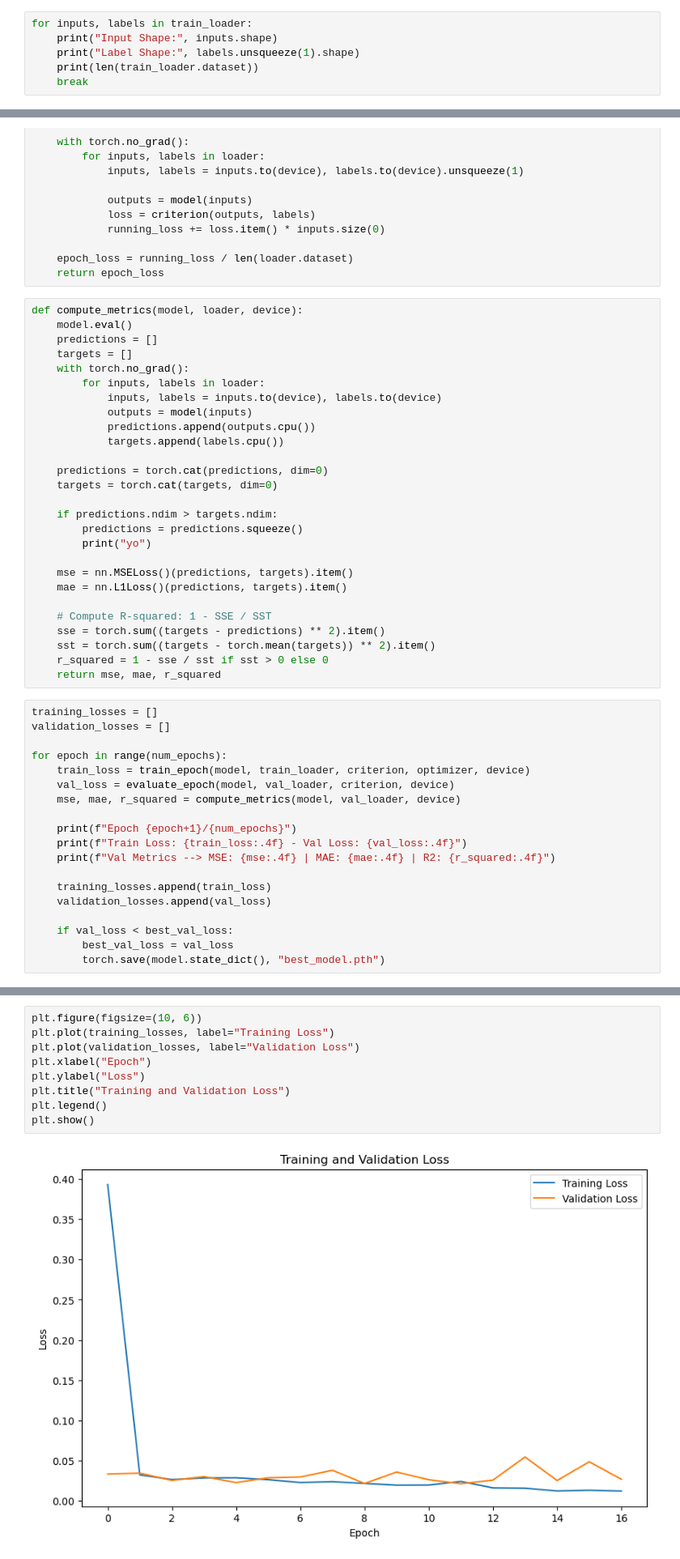
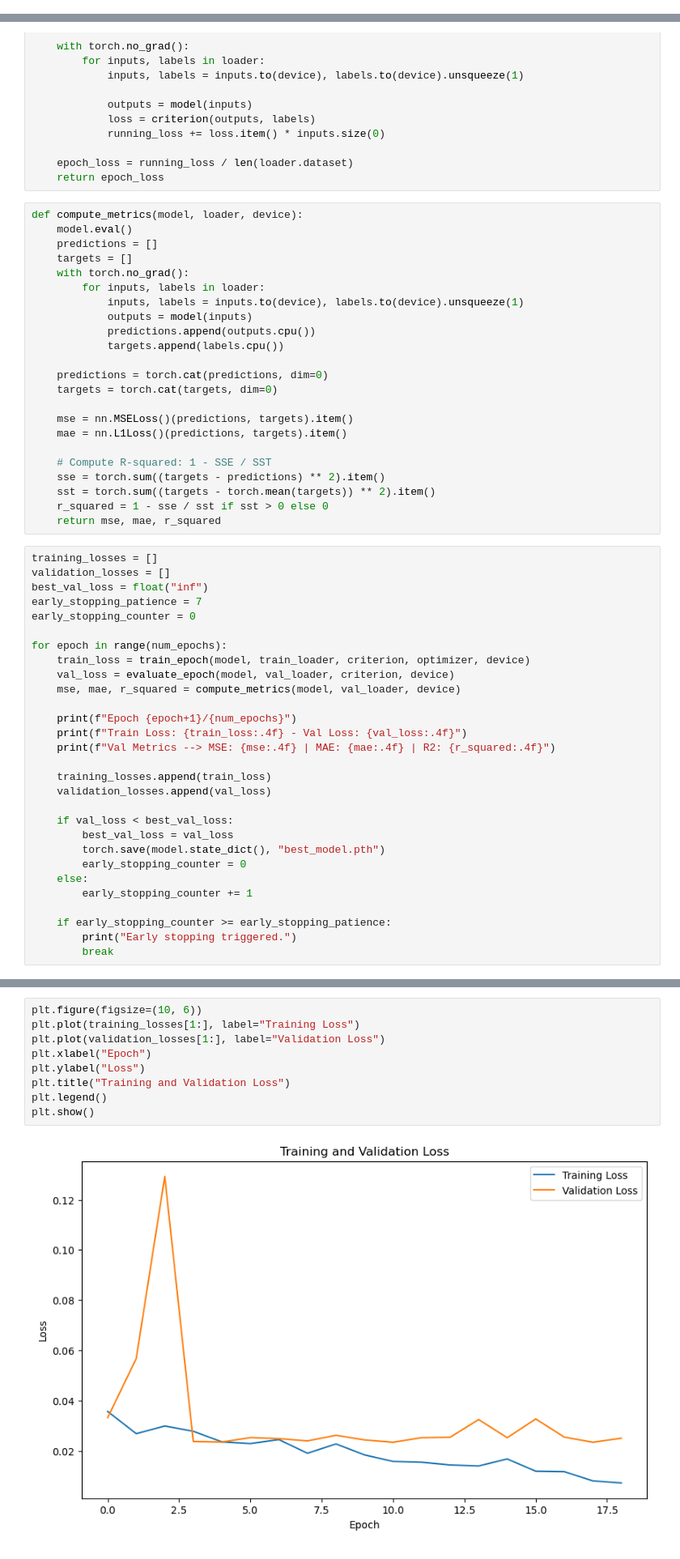
Before and after one commit to ErayOnder/Realistic-Image-Predictor, a Jupyter notebook: RealismPredictor.ipynb, the cells around one changed output, grey strips where cells are left out. Shown at 81% size. Cells and saved outputs as stored; diff of their text form.

```diff
--- a/RealismPredictor.ipynb
+++ b/RealismPredictor.ipynb
@@ -212,9 +212,3 @@ train_loader = DataLoader(train_dataset, batch_size= batch_size, shuffle=True)
 val_loader = DataLoader(val_dataset, batch_size= batch_size, shuffle=False)
 # %% [output]
 Training images: 1023 | Validation images: 128 | Testing images: 128
-# %%
-for inputs, labels in train_loader:
-    print("Input Shape:", inputs.shape)
-    print("Label Shape:", labels.unsqueeze(1).shape)
-    print(len(train_loader.dataset))
-    break
@@ -263,17 +253,13 @@ def compute_metrics(model, loader, device):
     targets = []
     with torch.no_grad():
         for inputs, labels in loader:
-            inputs, labels = inputs.to(device), labels.to(device)
+            inputs, labels = inputs.to(device), labels.to(device).unsqueeze(1)
             outputs = model(inputs)
             predictions.append(outputs.cpu())
             targets.append(labels.cpu())
 
     predictions = torch.cat(predictions, dim=0)
     targets = torch.cat(targets, dim=0)
-
-    if predictions.ndim > targets.ndim:
-        predictions = predictions.squeeze()
-        print("yo")
 
     mse = nn.MSELoss()(predictions, targets).item()
     mae = nn.L1Loss()(predictions, targets).item()
@@ -286,6 +272,9 @@ def compute_metrics(model, loader, device):
 # %%
 training_losses = []
 validation_losses = []
+best_val_loss = float("inf")
+early_stopping_patience = 7
+early_stopping_counter = 0
 
 for epoch in range(num_epochs):
     train_loss = train_epoch(model, train_loader, criterion, optimizer, device)
@@ -302,5 +291,12 @@ for epoch in range(num_epochs):
     if val_loss < best_val_loss:
         best_val_loss = val_loss
         torch.save(model.state_dict(), "best_model.pth")
+        early_stopping_counter = 0
+    else:
+        early_stopping_counter += 1
+
+    if early_stopping_counter >= early_stopping_patience:
+        print("Early stopping triggered.")
+        break
 # %% [output]
 Epoch 1/20
@@ -323,11 +319,11 @@ Early stopping triggered.
 # %%
 plt.figure(figsize=(10, 6))
-plt.plot(training_losses, label="Training Loss")
-plt.plot(validation_losses, label="Validation Loss")
+plt.plot(training_losses[1:], label="Training Loss")
+plt.plot(validation_losses[1:], label="Validation Loss")
 plt.xlabel("Epoch")
 plt.ylabel("Loss")
 plt.title("Training and Validation Loss")
 plt.legend()
 plt.show()
 # %% [output]
-[figure, old version]
+[figure, new version]
```
Also changed, not shown: parts of 4 cells of this notebook, 1 other file.
